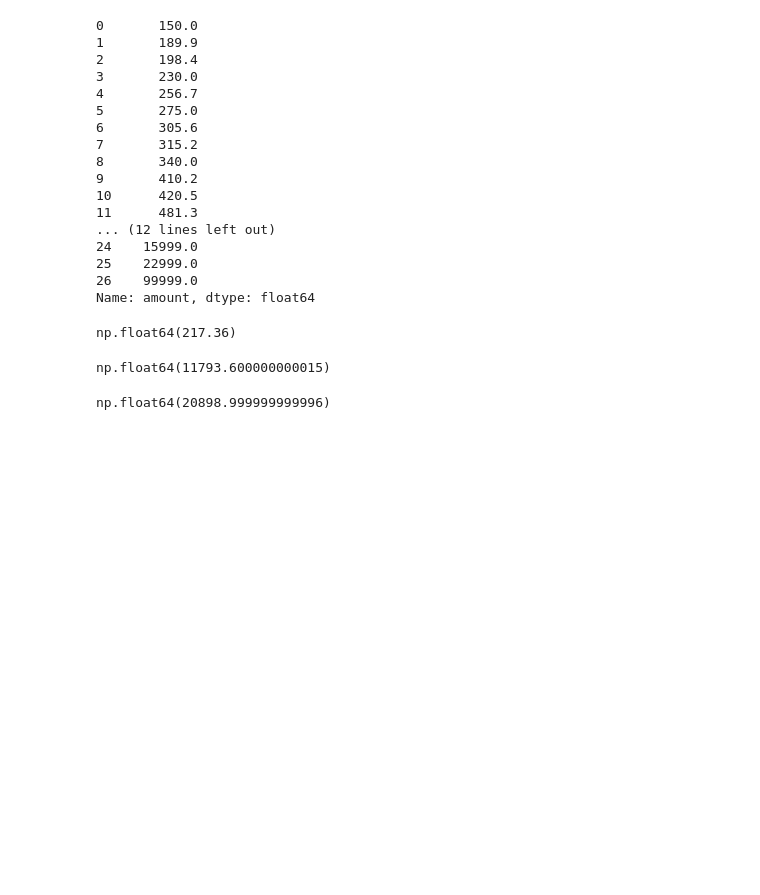
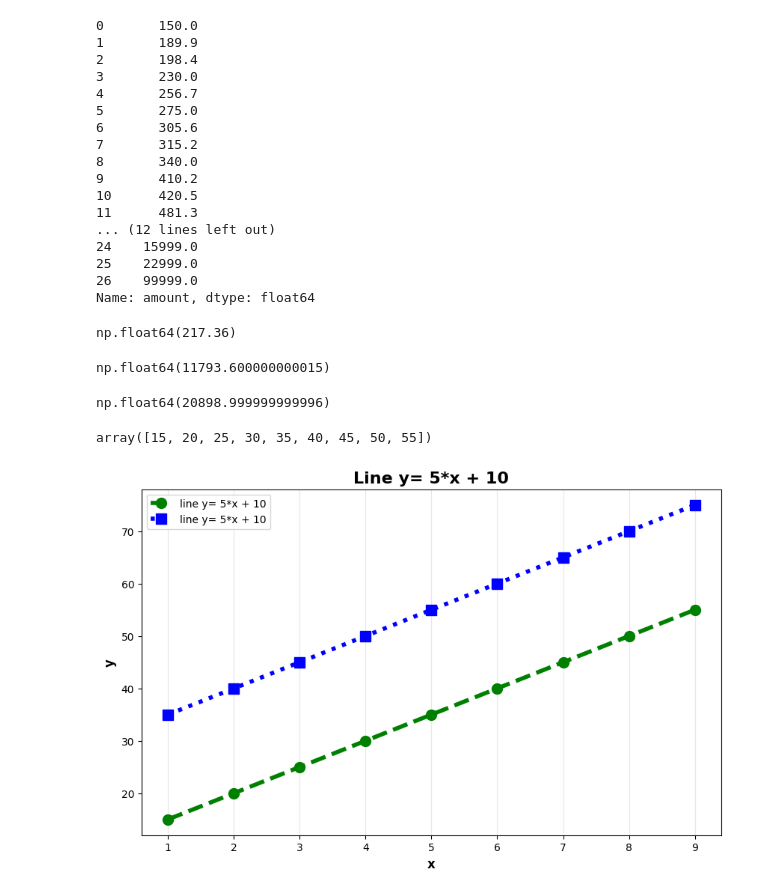
Before and after one commit to AnnaGorova/AI_Python, a Jupyter notebook: notebook.ipynb, the cells around one changed output. Cells and saved outputs as stored; diff of their text form; code cells hidden in the pictures; blank space fills up the shorter version.

Commit message:
Matplotlib

```diff
--- a/notebook.ipynb
+++ b/notebook.ipynb
@@ -210,0 +213,30 @@ np.float64(20898.999999999996)
+# %%
+x = np.arange(1, 10)
+
+y = 5 * x + 10
+y
+# %% [output]
+array([15, 20, 25, 30, 35, 40, 45, 50, 55])
+# %%
+from cProfile import label
+from tkinter import font
+
+from matplotlib import markers
+from matplotlib.lines import lineStyles
+from pyparsing import alphas
+
+
+plt.style.use('default')
+plt.figure(figsize = (10, 6))
+
+plt.plot(x, y, color='green', linestyle='--', linewidth = 4, label='line y= 5*x + 10', markersize = 10, marker = 'o')
+plt.plot(x, y + 20, color='blue', linestyle=':', linewidth = 4, label='line y= 5*x + 10', markersize = 10, marker = 's')
+
+plt.xlabel('x', fontsize = 12, fontweight = 'bold')
+plt.ylabel('y', fontsize = 12, fontweight = 'bold')
+plt.title('Line y= 5*x + 10', fontsize = 16, fontweight = 'bold')
+plt.grid(alpha=0.3, axis='x')
+plt.legend()
+plt.show()
+# %% [output]
+[figure, added]
```
Also changed, not shown: parts of 8 cells of this notebook, 1 other file.
